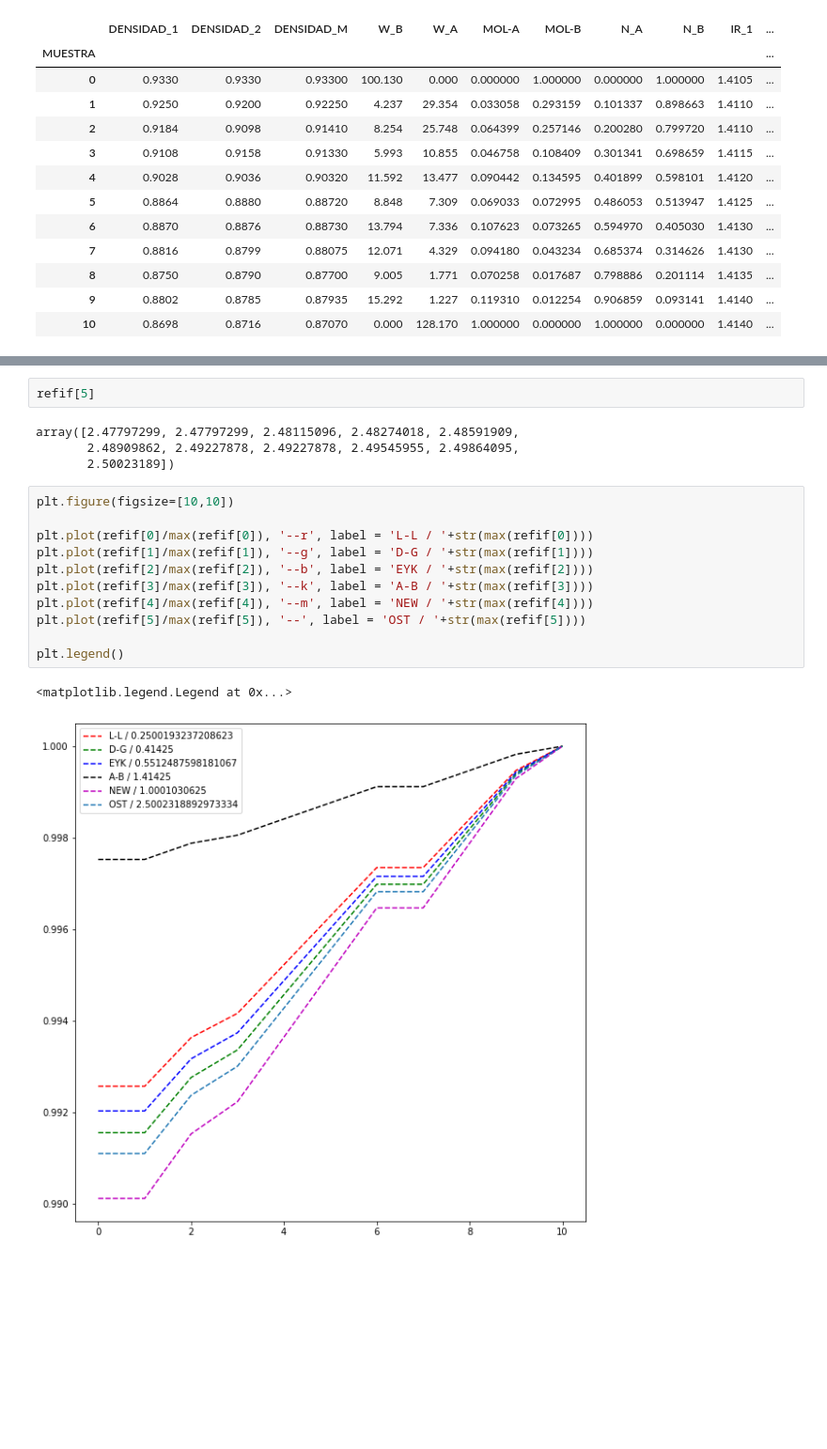
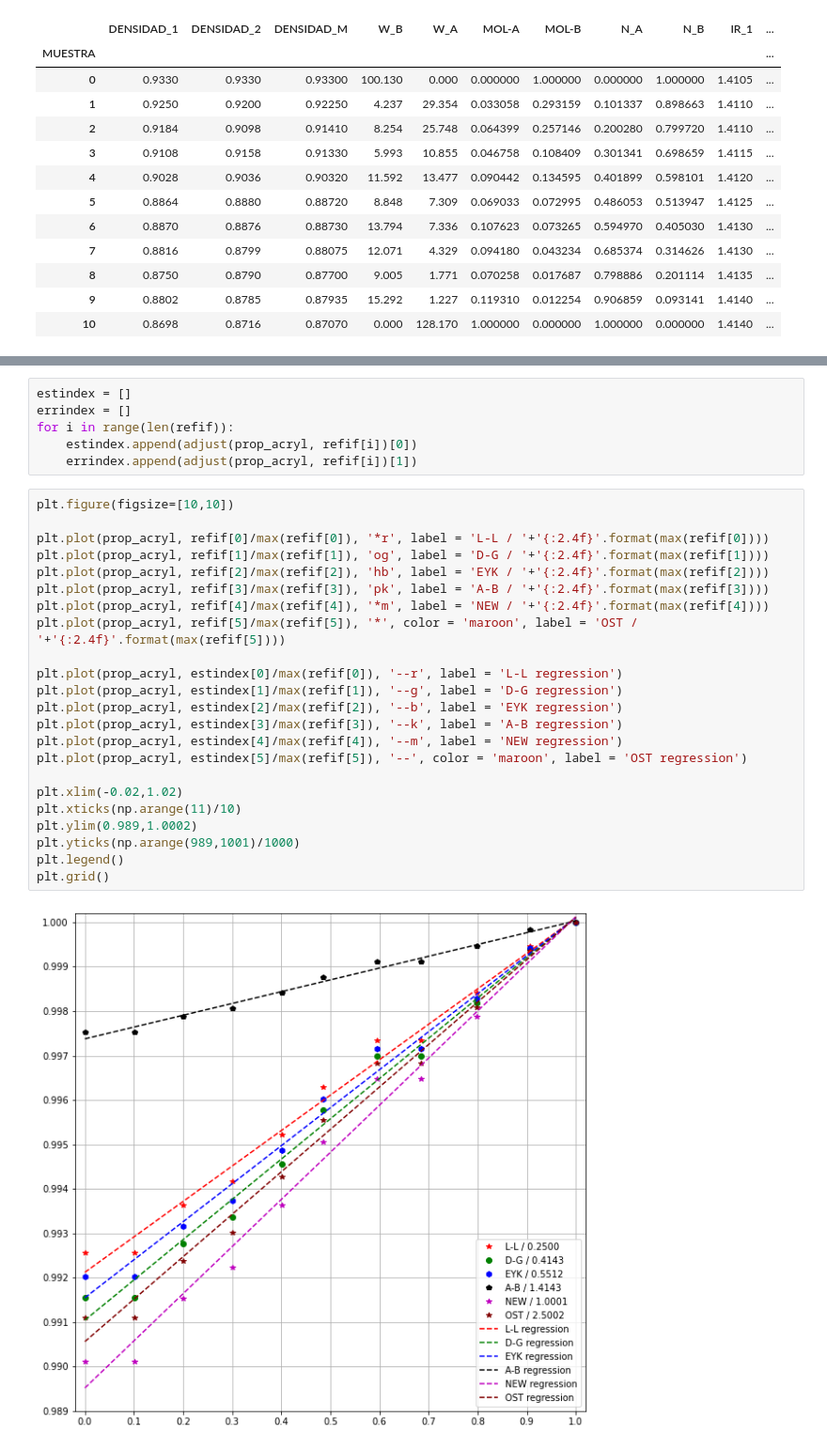
Before and after one commit to Randhal1/molar_excess, a Jupyter notebook: molar_excess.ipynb, the cells around one changed output, grey strips where cells are left out. Shown: that part at 94% size. Saved outputs shown, nothing was run; the diff lists cells and outputs as text; blank space fills up the shorter version.

Commit message:
perform in plots

```diff
--- a/molar_excess.ipynb
+++ b/molar_excess.ipynb
@@ -84,21 +92,32 @@ rie = ref_index_dev(prop_acryl, ref_index_mix, ref_index_acryl, ref_index_mma)
 refif = ref_index_function(ref_index_mix)
-# %%
-refif[5]
-# %% [output]
-array([2.47797299, 2.47797299, 2.48115096, 2.48274018, 2.48591909,
-       2.48909862, 2.49227878, 2.49227878, 2.49545955, 2.49864095,
-       2.50023189])
-# %%
-plt.figure(figsize=[10,10])
-
-plt.plot(refif[0]/max(refif[0]), '--r', label = 'L-L / '+str(max(refif[0])))
-plt.plot(refif[1]/max(refif[1]), '--g', label = 'D-G / '+str(max(refif[1])))
-plt.plot(refif[2]/max(refif[2]), '--b', label = 'EYK / '+str(max(refif[2])))
-plt.plot(refif[3]/max(refif[3]), '--k', label = 'A-B / '+str(max(refif[3])))
-plt.plot(refif[4]/max(refif[4]), '--m', label = 'NEW / '+str(max(refif[4])))
-plt.plot(refif[5]/max(refif[5]), '--', label = 'OST / '+str(max(refif[5])))
-
-plt.legend()
-# %% [output]
-<matplotlib.legend.Legend at 0x...>
-[figure, removed]
+# %%
+estindex = []
+errindex = []
+for i in range(len(refif)):
+    estindex.append(adjust(prop_acryl, refif[i])[0])
+    errindex.append(adjust(prop_acryl, refif[i])[1])
+# %%
+plt.figure(figsize=[10,10])
+
+plt.plot(prop_acryl, refif[0]/max(refif[0]), '*r', label = 'L-L / '+'{:2.4f}'.format(max(refif[0])))
+plt.plot(prop_acryl, refif[1]/max(refif[1]), 'og', label = 'D-G / '+'{:2.4f}'.format(max(refif[1])))
+plt.plot(prop_acryl, refif[2]/max(refif[2]), 'hb', label = 'EYK / '+'{:2.4f}'.format(max(refif[2])))
+plt.plot(prop_acryl, refif[3]/max(refif[3]), 'pk', label = 'A-B / '+'{:2.4f}'.format(max(refif[3])))
+plt.plot(prop_acryl, refif[4]/max(refif[4]), '*m', label = 'NEW / '+'{:2.4f}'.format(max(refif[4])))
+plt.plot(prop_acryl, refif[5]/max(refif[5]), '*', color = 'maroon', label = 'OST / '+'{:2.4f}'.format(max(refif[5])))
+
+plt.plot(prop_acryl, estindex[0]/max(refif[0]), '--r', label = 'L-L regression')
+plt.plot(prop_acryl, estindex[1]/max(refif[1]), '--g', label = 'D-G regression')
+plt.plot(prop_acryl, estindex[2]/max(refif[2]), '--b', label = 'EYK regression')
+plt.plot(prop_acryl, estindex[3]/max(refif[3]), '--k', label = 'A-B regression')
+plt.plot(prop_acryl, estindex[4]/max(refif[4]), '--m', label = 'NEW regression')
+plt.plot(prop_acryl, estindex[5]/max(refif[5]), '--', color = 'maroon', label = 'OST regression')
+
+plt.xlim(-0.02,1.02)
+plt.xticks(np.arange(11)/10)
+plt.ylim(0.989,1.0002)
+plt.yticks(np.arange(989,1001)/1000)
+plt.legend()
+plt.grid()
+# %% [output]
+[figure, added]
```
Also changed, not shown: parts of 5 cells of this notebook, 1 other file.
